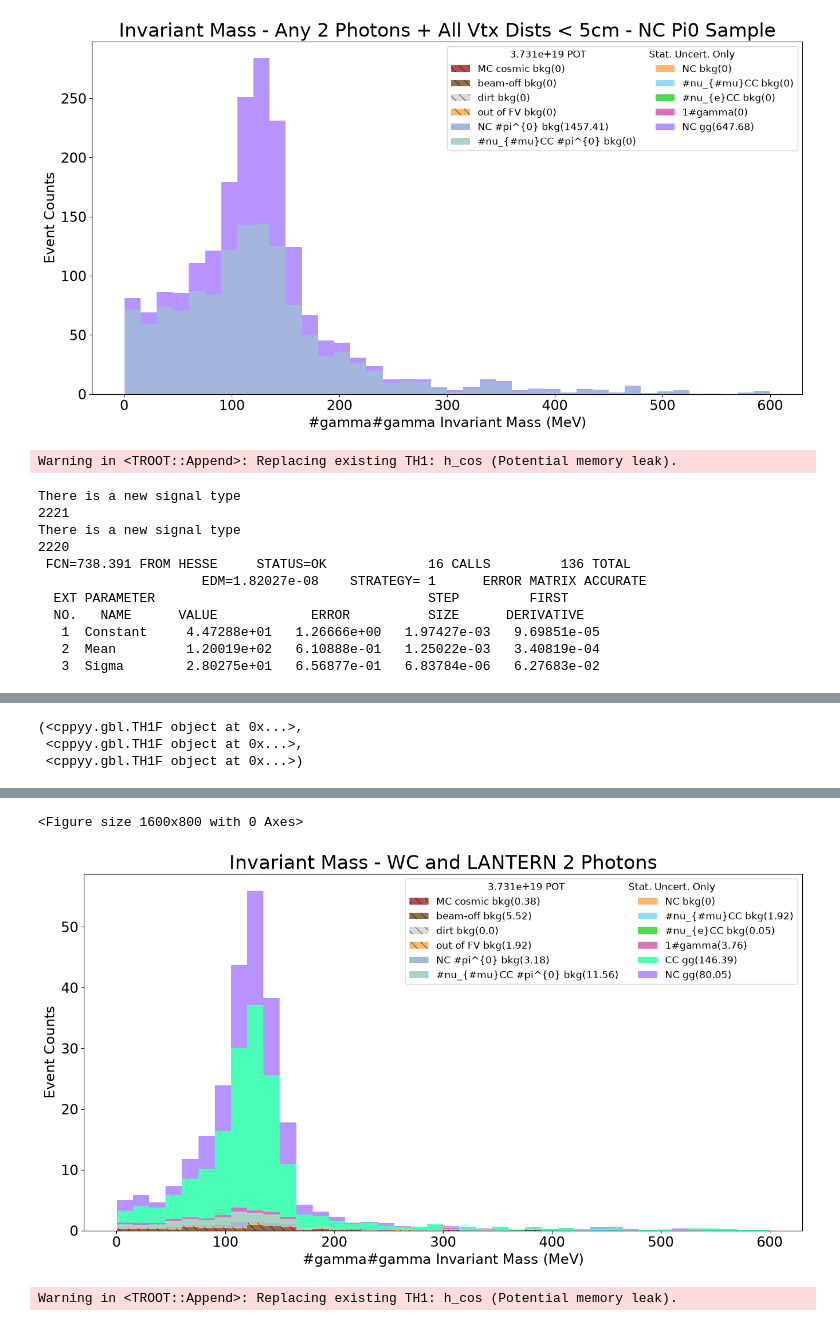
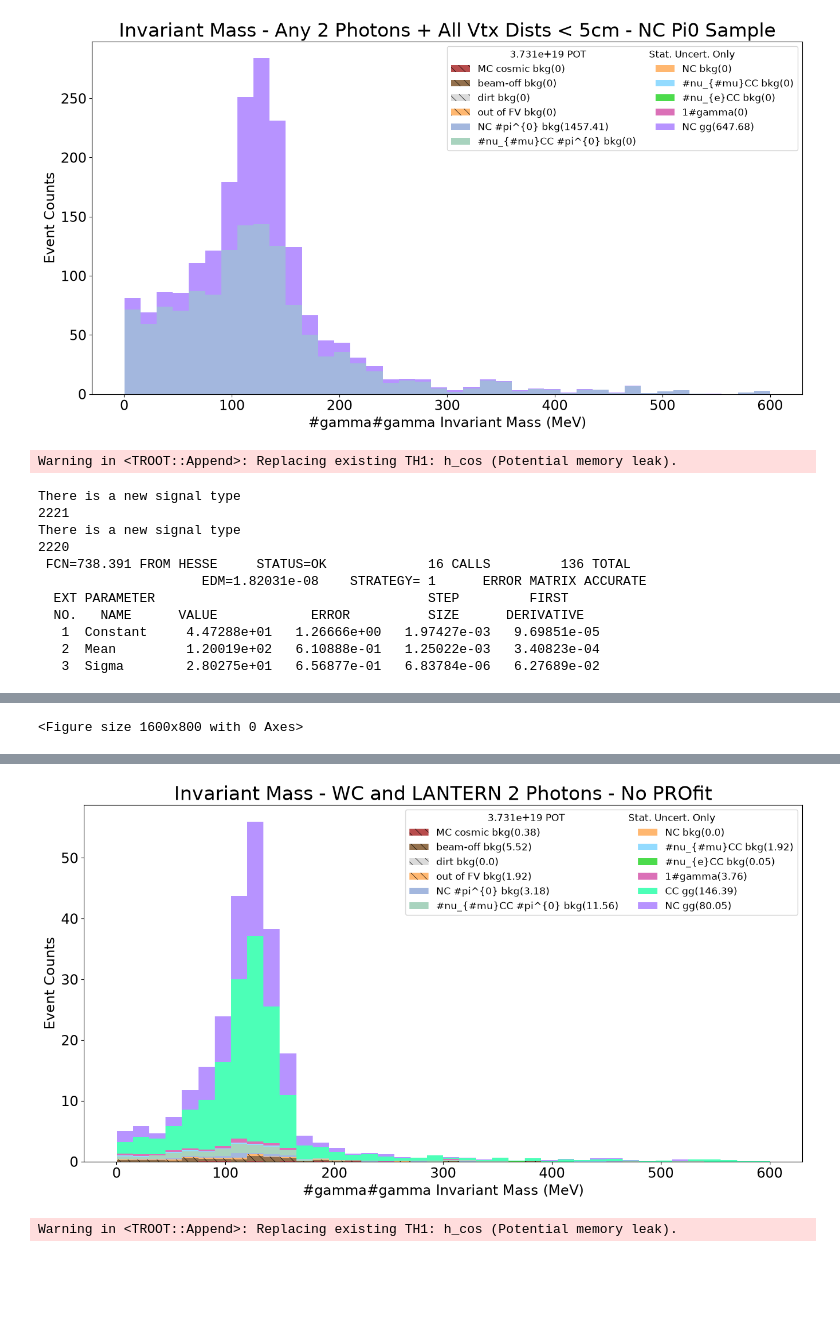
Before and after one commit to eyandel/bump, a Jupyter notebook: notebooks/selection.ipynb, the cells around one changed output, grey strips where cells are left out. Drawn from its saved outputs; the diff is of its cells as text; code cells hidden in the pictures; blank space fills up the shorter version.

```diff
--- a/notebooks/selection.ipynb
+++ b/notebooks/selection.ipynb
@@ -2835,7 +2777,7 @@ Info in <TCanvas::Print>: png file /exp/uboone/app/users/eyandel/bump/bump/plots
 <Figure size 1600x800 with 0 Axes>
 [figure]
 # %%
-analysisfunction.MakeMCPlot(all_df, "photon_inv_mass",15, 0.1, 600.1, "Invariant Mass - WC and LANTERN 2 Photons", "#gamma#gamma Invariant Mass (MeV)", "Event Counts", "2photon_wclantern", run4bdataPOT, plot_folder, array_sig = [222, 2220, 2221], gausfit = True, ignore_cat = [55])
+h_sig, h_bkg, hmc_rw = analysisfunction.MakeMCPlot(all_df, "photon_inv_mass",15, 0.1, 600.1, "Invariant Mass - WC and LANTERN 2 Photons - No PROfit", "#gamma#gamma Invariant Mass (MeV)", "Event Counts", "2photon_wclantern", run4bdataPOT, plot_folder, array_sig = [222, 2220, 2221], gausfit = True, ignore_cat = [55])
 # %% [output]
 Warning in <TROOT::Append>: Replacing existing TH1: h_cos (Potential memory leak).
 There is a new signal type
@@ -2843,9 +2785,9 @@ There is a new signal type
 There is a new signal type
 2220
  FCN=738.391 FROM HESSE     STATUS=OK             16 CALLS         136 TOTAL
-                     EDM=1.82027e-08    STRATEGY= 1      ERROR MATRIX ACCURATE
+                     EDM=1.82031e-08    STRATEGY= 1      ERROR MATRIX ACCURATE
   EXT PARAMETER                                   STEP         FIRST
   NO.   NAME      VALUE            ERROR          SIZE      DERIVATIVE
    1  Constant     4.47288e+01   1.26666e+00   1.97427e-03   9.69851e-05
-   2  Mean         1.20019e+02   6.10888e-01   1.25022e-03   3.40819e-04
-   3  Sigma        2.80275e+01   6.56877e-01   6.83784e-06   6.27683e-02
+   2  Mean         1.20019e+02   6.10888e-01   1.25022e-03   3.40823e-04
+   3  Sigma        2.80275e+01   6.56877e-01   6.83784e-06   6.27689e-02
@@ -2853,3 +2797 @@ Info in <TCanvas::Print>: png file /exp/uboone/app/users/eyandel/bump/bump/plots
-(<cppyy.gbl.TH1F object at 0x...>,
- <cppyy.gbl.TH1F object at 0x...>,
- <cppyy.gbl.TH1F object at 0x...>)
+<Figure size 1600x800 with 0 Axes>
@@ -2857,5 +2798,4 @@ Info in <TCanvas::Print>: png file /exp/uboone/app/users/eyandel/bump/bump/plots
-<Figure size 1600x800 with 0 Axes>
-[figure, old version]
+[figure, new version]
 # %%
 analysisfunction.MakeMCPlot(all_df, "photon_inv_mass",15, 0.1, 600.1, "Invariant Mass - WC and LANTERN 2 Photons - CC", "#gamma#gamma Invariant Mass (MeV)", "Event Counts", "2photon_wclantern_CC", run4bdataPOT, plot_folder, array_sig = [222, 2220, 2221], gausfit = True, ignore_cat = [55])
 # %% [output]
```
Also changed, not shown: parts of 17 cells of this notebook, 1 other file.
